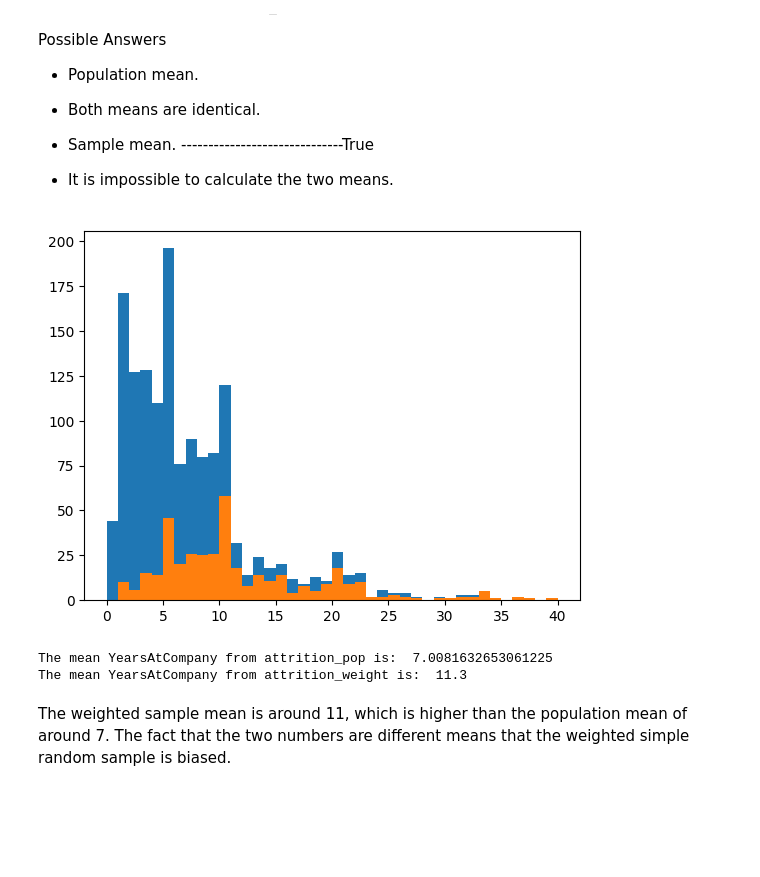
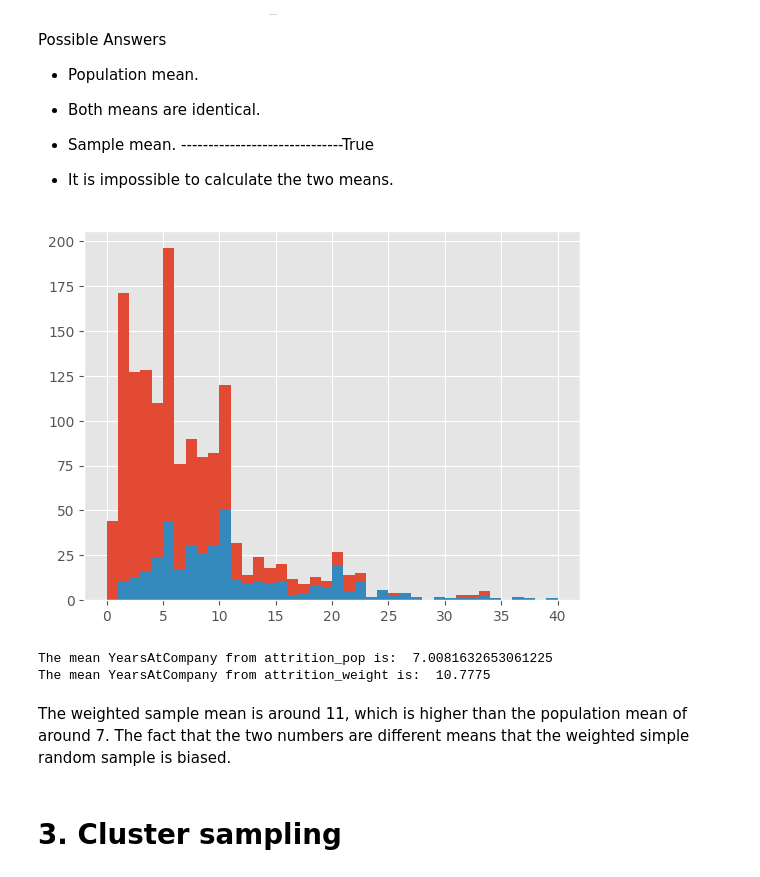
Before and after one commit to yazanhannun/Sampling-in-Python, a Jupyter notebook: 2_Sampling Methods.ipynb, the cells around one changed output. Drawn from its saved outputs; the diff is of its cells as text; code cells hidden in the pictures; blank space fills up the shorter version.

```diff
--- a/2_Sampling Methods.ipynb
+++ b/2_Sampling Methods.ipynb
@@ -275,17 +275,19 @@ Possible Answers
 - It is impossible to calculate the two means.
 # %%
 # Plot YearsAtCompany from attrition_pop as a histogram
-plt.style.use("default")
+plt.style.use("ggplot")
 fig, ax = plt.subplots()
 ax.hist(attrition_pop['YearsAtCompany'], bins=np.arange(0, 41, 1))
 ax.hist(attrition_weight['YearsAtCompany'], bins=np.arange(0, 41, 1))
 plt.show()
 
 print('The mean YearsAtCompany from attrition_pop is: ', attrition_pop['YearsAtCompany'].mean())
 print('The mean YearsAtCompany from attrition_weight is: ', attrition_weight['YearsAtCompany'].mean())
 # %% [output]
-[figure, old version]
+[figure, new version]
 The mean YearsAtCompany from attrition_pop is:  7.0081632653061225
-The mean YearsAtCompany from attrition_weight is:  11.3
+The mean YearsAtCompany from attrition_weight is:  10.7775
 # %% [markdown]
 The weighted sample mean is around 11, which is higher than the population mean of around 7. The fact that the two numbers are different means that the weighted simple random sample is biased.
+# %% [markdown]
+# 3. Cluster sampling
```
Also changed, not shown: parts of 2 cells of this notebook.
